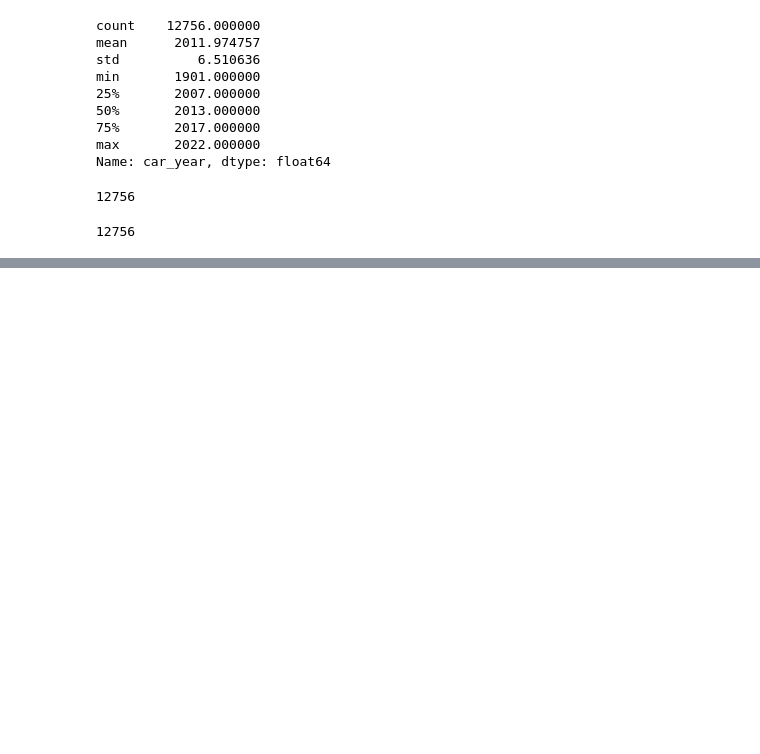
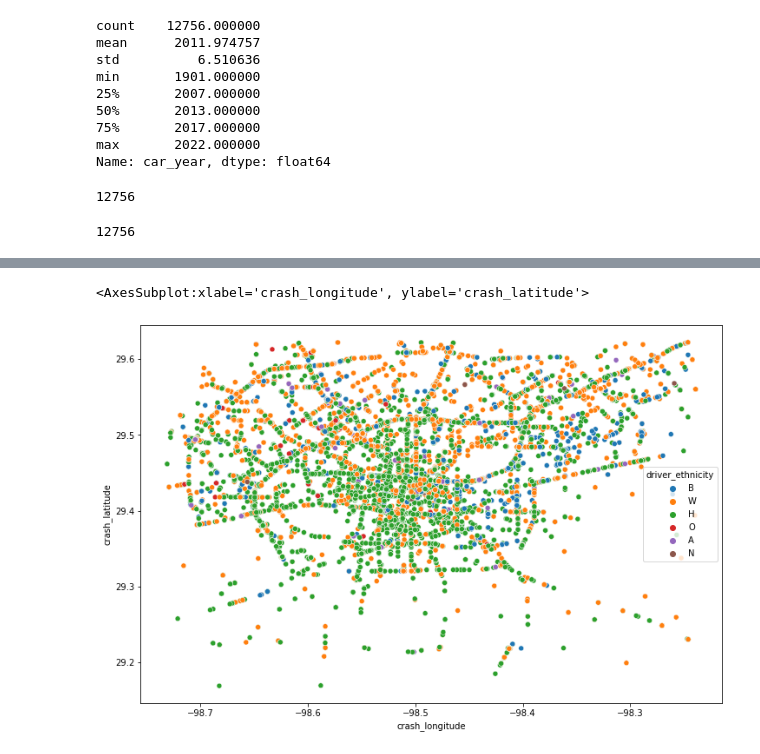
Before and after one commit to RAXR-Capstone/project_danger_zone, a Jupyter notebook: work_space/AnnaWorkspace/anna_scratchbook.ipynb, the cells around one changed output, grey strips where cells are left out. Drawn from its saved outputs; the diff is of its cells as text; code cells hidden in the pictures; blank space fills up the shorter version.

Commit message:
san antonio visual

```diff
--- a/work_space/AnnaWorkspace/anna_scratchbook.ipynb
+++ b/work_space/AnnaWorkspace/anna_scratchbook.ipynb
@@ -7,3 +10,4 @@ import regex as re
 # %%
-df = pd.read_csv('all_accident_data.csv', index_col=None)
+#bring in .csv
+df = pd.read_csv('all_accident_data-Copy1.csv', index_col=None)
 # %%
@@ -135,0 +143,5 @@ df.car_year.count()
+# %%
+#from prepare import prep_driver_data, prep_vehicle_data, prep_damage_data
+df = prep_driver_data(df)
+df = prep_vehicle_data(df)
+df = prep_damage_data(df)
@@ -135,0 +162,6 @@ df.car_year.count()
+# %%
+plt.figure(figsize=(12,8))
+sns.scatterplot(data=df, x="crash_longitude", y="crash_latitude", hue='driver_ethnicity')
+# %% [output]
+<AxesSubplot:xlabel='crash_longitude', ylabel='crash_latitude'>
+[figure, added]
```
Also changed, not shown: parts of 11 cells of this notebook.
